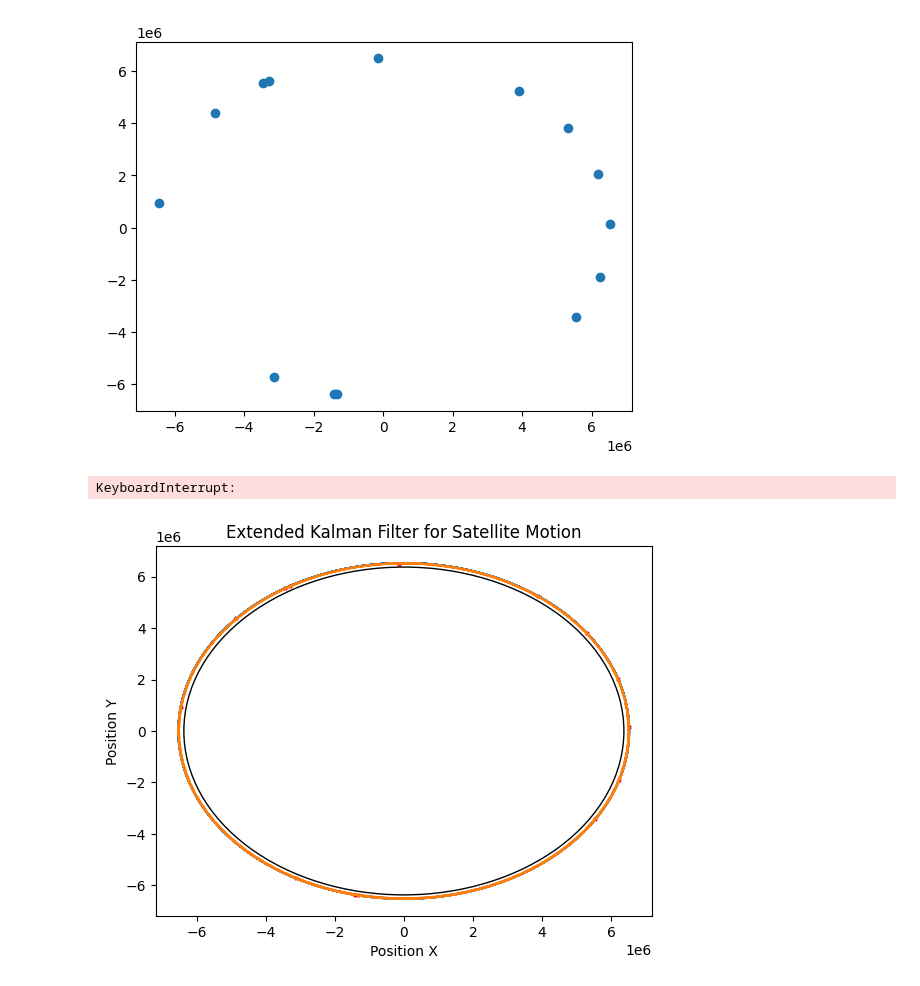
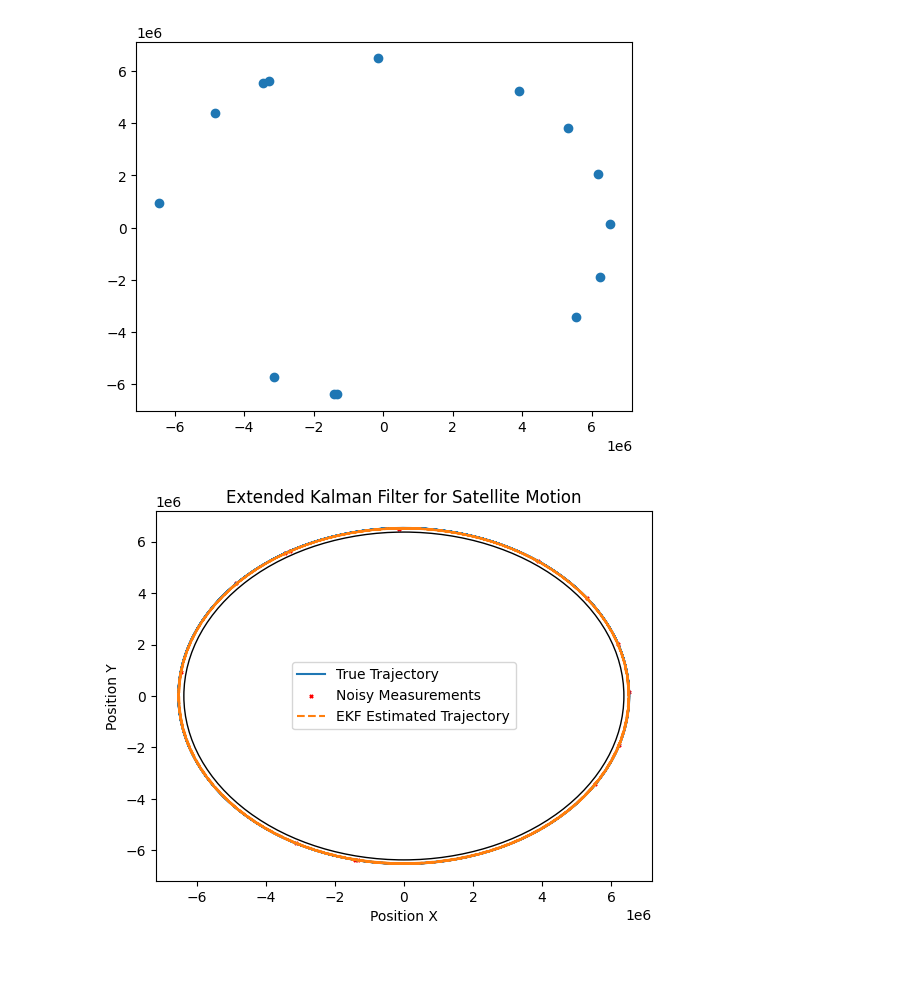
Before and after one commit to brendanbennett/deorbiter, a Jupyter notebook: examples/EKF_example_2.ipynb, the cells around one changed output. Drawn from its saved outputs; the diff is of its cells as text; code cells hidden in the pictures.

```diff
--- a/examples/EKF_example_2.ipynb
+++ b/examples/EKF_example_2.ipynb
@@ -66,9 +66,7 @@ H = np.array([[1, 0, 0, 0],
 
 dt = sim_config.simulation_method_kwargs.time_step
 
-estimated_traj, measurements = EKF(observations, dt, Q, R, P, H)
+estimated_traj, estimated_times = EKF(observations, dt, Q, R, P, H)
-# %% [output]
-KeyboardInterrupt:
 # %%
 # %matplotlib widget
 true_traj = sim_data.state_array()[:, :2]
@@ -76,33 +74,33 @@ true_traj = sim_data.state_array()[:, :2]
 crash_coords = true_traj[-1, :]
 
 
 fig, ax1 = plt.subplots()
 
 plot_range = slice(0, 290925)
 
 ax1.plot(true_traj[:, 0][plot_range], true_traj[:, 1][plot_range], label='True Trajectory')
-ax1.scatter(measurements[:, 0][plot_range], measurements[:, 1][plot_range], marker='x', color='r', label='Noisy Measurements', s=5)
+ax1.scatter(observation_states[:, 0][plot_range], observation_states[:, 1][plot_range], marker='x', color='r', label='Noisy Measurements', s=5)
 ax1.plot(estimated_traj[:, 0][plot_range], estimated_traj[:, 1][plot_range], label='EKF Estimated Trajectory', linestyle='--')
 ax1.set_title('Extended Kalman Filter for Satellite Motion')
 ax1.set_xlabel('Position X')
 ax1.set_ylabel('Position Y')
 earth = plt.Circle((0, 0), radius=deorbit.constants.EARTH_RADIUS, fill=False)
 ax1.add_patch(earth)
 
 
 
 # ax2.plot(true_traj[:, 0], true_traj[:, 1], label='True Trajectory')
 # ax2.scatter(measurements[:, 0], measurements[:, 1], marker='x', color='r', label='Noisy Measurements', s=1)
 # ax2.plot(estimated_traj[:, 0], estimated_traj[:, 1], label='EKF Estimated Trajectory', linestyle='--')
 # ax2.set_title('Extended Kalman Filter for Satellite Motion')
 # ax2.set_xlabel('Position X')
 # ax2.set_ylabel('Position Y')
 # ax2.set_xlim([crash_coords[0]-4e5, crash_coords[0]+4e5])
 # ax2.set_ylim([crash_coords[1]-4e5, crash_coords[1]+4e5])
 # earth = plt.Circle((0, 0), radius=deorbit.constants.EARTH_RADIUS, fill=False)
 # ax2.add_patch(earth)
-# ax1.legend()
+ax1.legend()
 
 plt.show()
 # %% [output]
-[figure, old version]
+[figure, new version]
```
Also changed, not shown: 1 other file.
